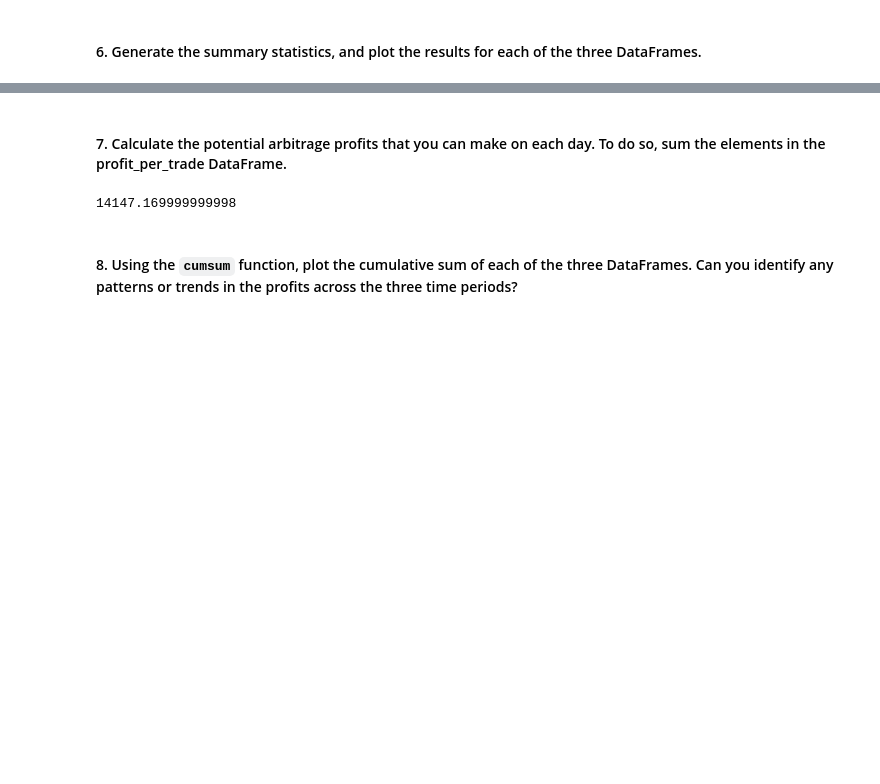
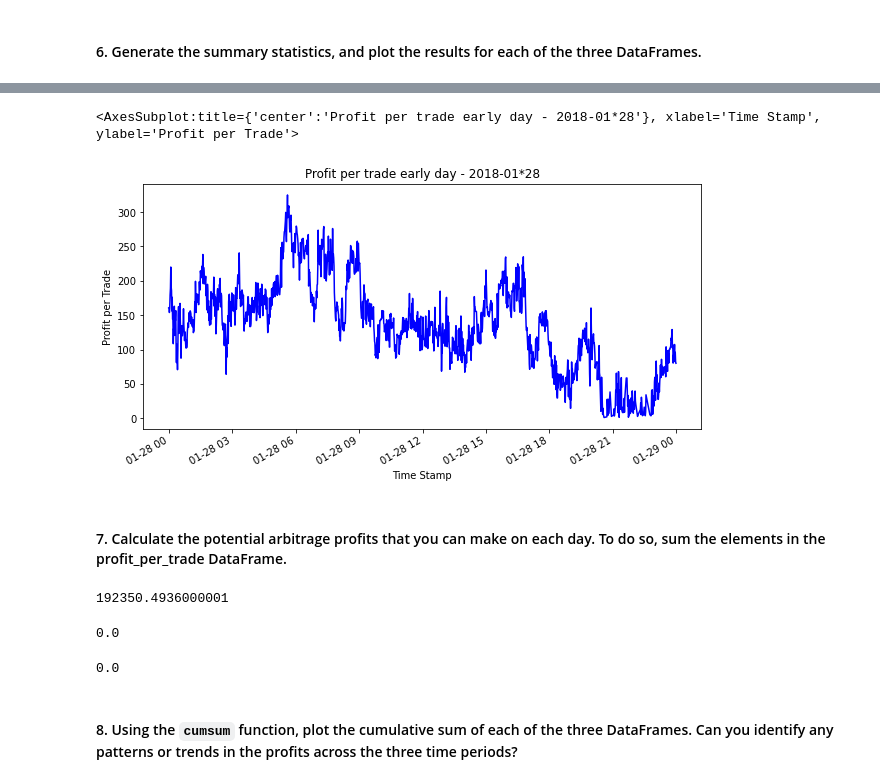
Before and after one commit to millerman421/Module_03_challenge, a Jupyter notebook: Starter_Code/crypto_arbitrage.ipynb, the cells around one changed output, grey strips where cells are left out. Saved outputs shown, nothing was run; the diff lists cells and outputs as text; code cells hidden in the pictures; blank space fills up the shorter version.

```diff
--- a/Starter_Code/crypto_arbitrage.ipynb
+++ b/Starter_Code/crypto_arbitrage.ipynb
@@ -1003,10 +1117,26 @@ Name: Close, dtype: float64
+# %%
+# Plot the results for the early profit per trade DataFrame
+profit_per_trade_early.plot(xlabel="Time Stamp", ylabel="Profit per Trade",figsize=(10,5),title="Profit per trade early day - 2018-01*28",color=["blue"])
+
+profit_per_trade_middle.plot(xlabel="Time Stamp", ylabel="Profit per Trade",figsize=(10,5),title="Profit per trade early day - 2018-01*28",color=["blue"])
+
+profit_per_trade_late.plot(xlabel="Time Stamp", ylabel="Profit per Trade",figsize=(10,5),title="Profit per trade early day - 2018-01*28",color=["blue"])
+# %% [output]
+<AxesSubplot:title={'center':'Profit per trade early day - 2018-01*28'}, xlabel='Time Stamp', ylabel='Profit per Trade'>
+[figure, added]
 # %% [markdown]
 #### 7. Calculate the potential arbitrage profits that you can make on each day. To do so, sum the elements in the profit_per_trade DataFrame.
 # %%
 # Calculate the sum of the potential profits for the early profit per trade DataFrame
-# YOUR CODE HERE
+display(profit_per_trade_early.sum())
+
+display(profit_per_trade_middle.sum())
+
+display(profit_per_trade_late.sum())
 # %% [output]
-14147.169999999998
+192350.4936000001
+0.0
+0.0
 # %% [markdown]
 #### 8. Using the `cumsum` function, plot the cumulative sum of each of the three DataFrames. Can you identify any patterns or trends in the profits across the three time periods?
 # %%
```
Also changed, not shown: parts of 24 cells of this notebook, 1 other file.
